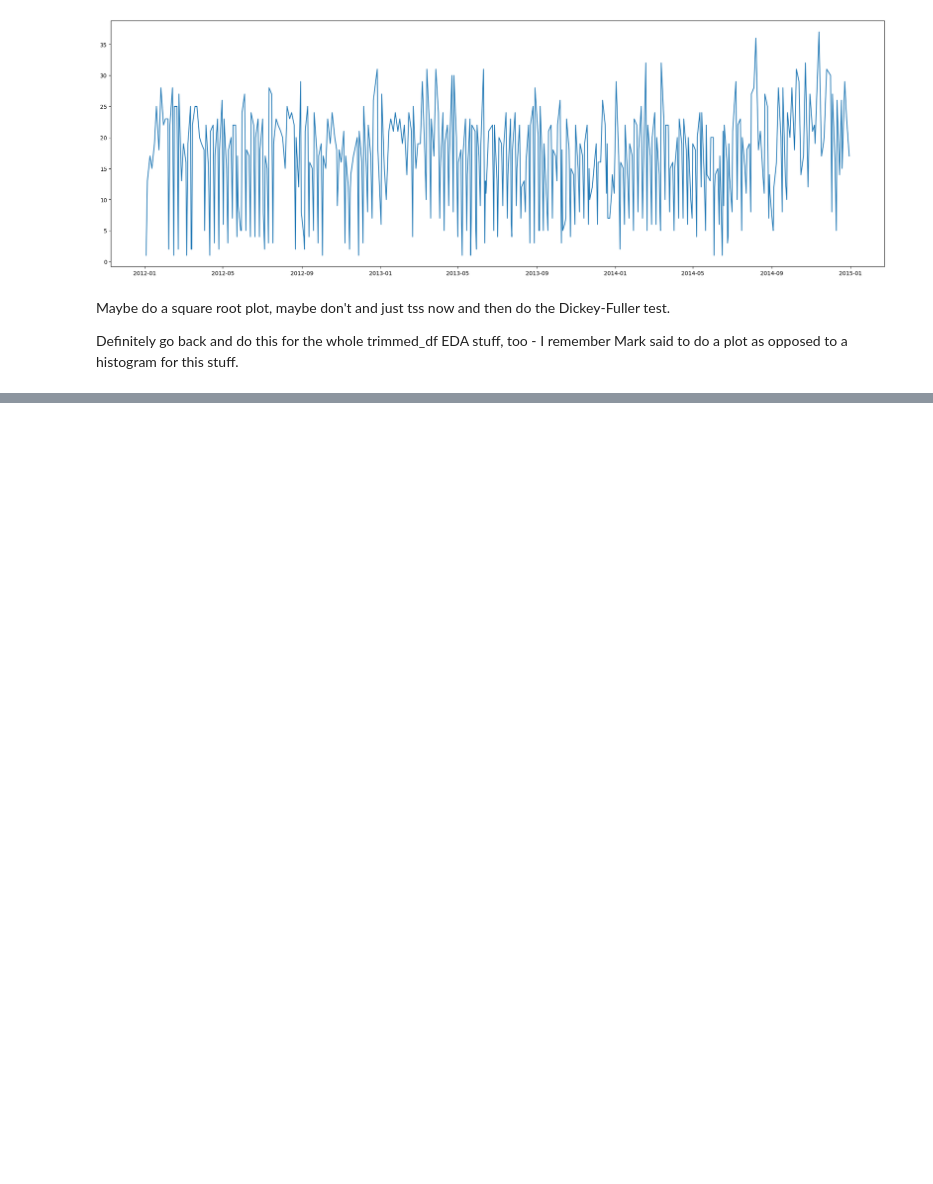
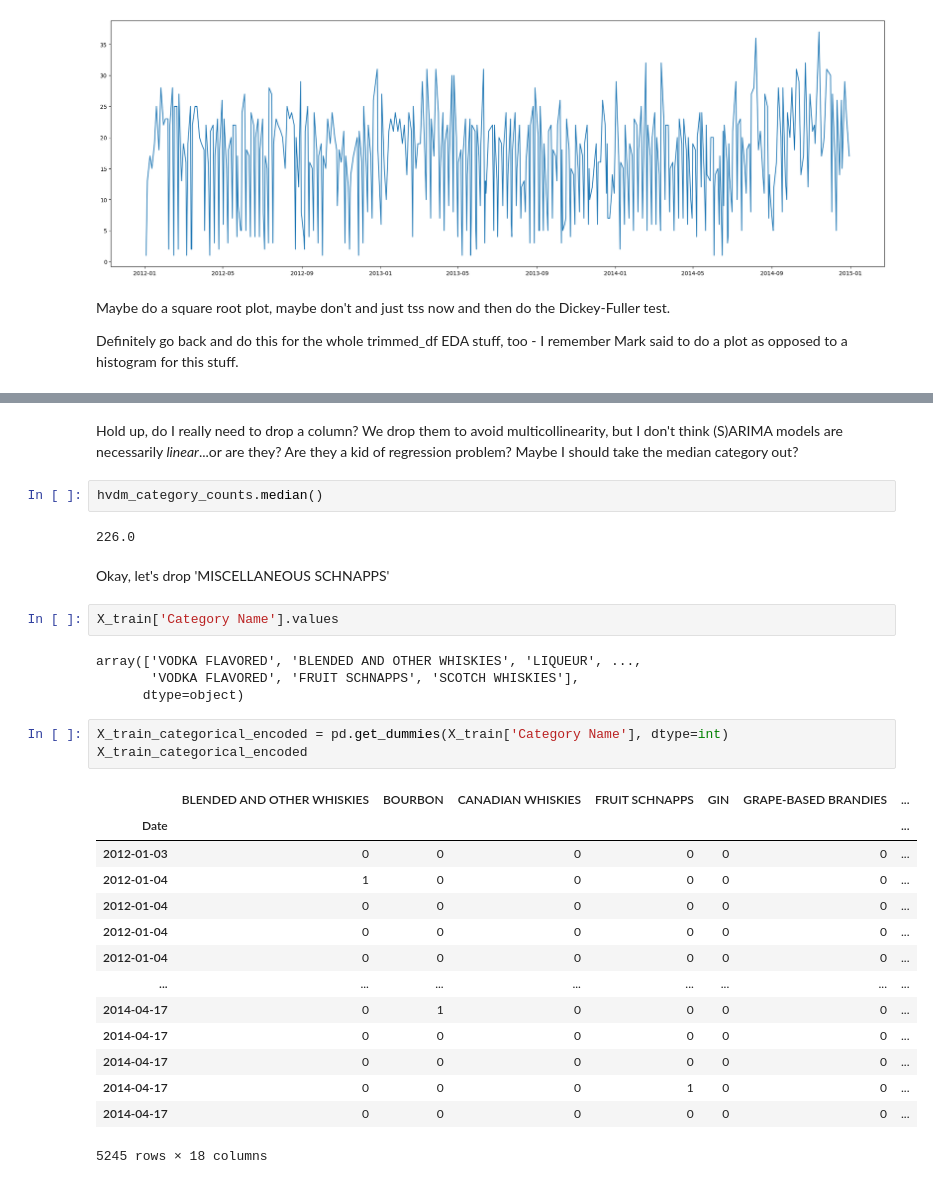
Before and after one commit to joeldmott/inventory_project, a Jupyter notebook: inventory_restocking_project.ipynb, the cells around one changed output, grey strips where cells are left out. Cells and saved outputs as stored; diff of their text form; blank space fills up the shorter version.

```diff
--- a/inventory_restocking_project.ipynb
+++ b/inventory_restocking_project.ipynb
@@ -560,0 +606,32 @@ tss = TimeSeriesSplit(n_splits=3)
+# %% [markdown]
+Hold up, do I really need to drop a column? We drop them to avoid multicollinearity, but I don't think (S)ARIMA models are necessarily *linear*...or are they? Are they a kid of regression problem? Maybe I should take the median category out?
+# %%
+hvdm_category_counts.median()
+# %% [output]
+226.0
+# %% [markdown]
+Okay, let's drop 'MISCELLANEOUS SCHNAPPS'
+# %%
+X_train['Category Name'].values
+# %% [output]
+array(['VODKA FLAVORED', 'BLENDED AND OTHER WHISKIES', 'LIQUEUR', ...,
+       'VODKA FLAVORED', 'FRUIT SCHNAPPS', 'SCOTCH WHISKIES'],
+      dtype=object)
+# %%
+X_train_categorical_encoded = pd.get_dummies(X_train['Category Name'], dtype=int)
+X_train_categorical_encoded
+# %% [output]
+|  | BLENDED AND OTHER WHISKIES | BOURBON | CANADIAN WHISKIES | FRUIT SCHNAPPS | GIN | GRAPE-BASED BRANDIES | ... |
+| Date |  |  |  |  |  |  | ... |
+| 2012-01-03 | 0 | 0 | 0 | 0 | 0 | 0 | ... |
+| 2012-01-04 | 1 | 0 | 0 | 0 | 0 | 0 | ... |
+| 2012-01-04 | 0 | 0 | 0 | 0 | 0 | 0 | ... |
+| 2012-01-04 | 0 | 0 | 0 | 0 | 0 | 0 | ... |
+| 2012-01-04 | 0 | 0 | 0 | 0 | 0 | 0 | ... |
+| ... | ... | ... | ... | ... | ... | ... | ... |
+| 2014-04-17 | 0 | 1 | 0 | 0 | 0 | 0 | ... |
+| 2014-04-17 | 0 | 0 | 0 | 0 | 0 | 0 | ... |
+| 2014-04-17 | 0 | 0 | 0 | 0 | 0 | 0 | ... |
+| 2014-04-17 | 0 | 0 | 0 | 1 | 0 | 0 | ... |
+| 2014-04-17 | 0 | 0 | 0 | 0 | 0 | 0 | ... |
+5245 rows × 18 columns
```
Also changed, not shown: parts of 15 cells of this notebook.
